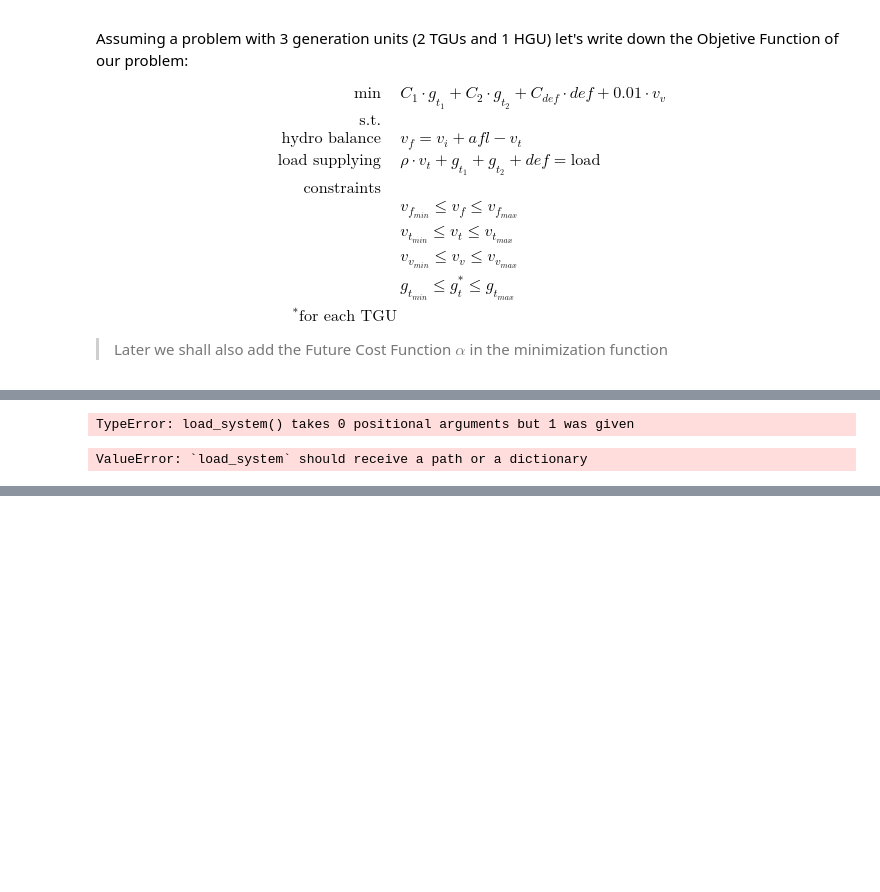
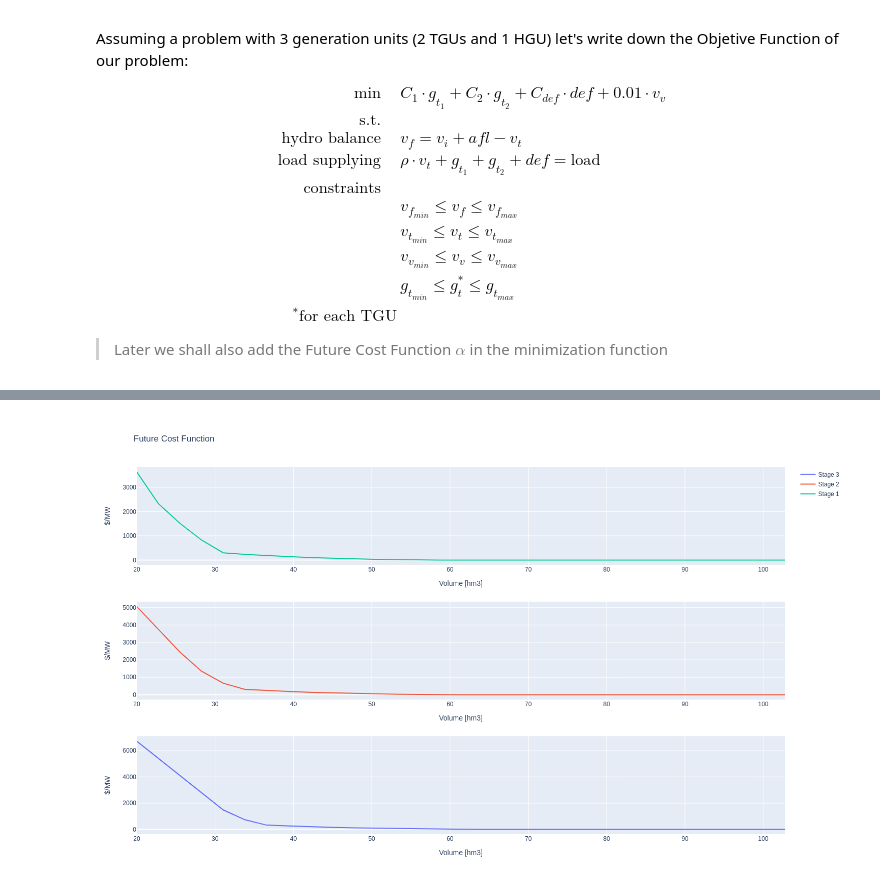
Before and after one commit to ettoreaquino/powersddp, a Jupyter notebook: Notebook.ipynb, the cells around one changed output, grey strips where cells are left out. Cells and saved outputs as stored; diff of their text form; code cells hidden in the pictures; blank space fills up the shorter version.

Commit message:
Dispatch working in notebook, without the consideration of the future cost function. The iterative solver uses dispatch and prints a plotly scatter plot if the number of Hydro Units in the system = 1

```diff
--- a/Notebook.ipynb
+++ b/Notebook.ipynb
@@ -1,12 +1,11 @@
 # %%
-from powersddp.system import PowerSystem
-import cvxopt.modeling as model
+import powersddp as psddp
 
 data = {'load': [50, 50, 50],
-        'discretizations': 3,
+        'discretizations': 30,
         'stages': 3,
         'scenarios': 2,
-        'shedding_cost': 500,
+        'outage_cost': 500,
         'hydro-units': [{'name': 'HU1',
                          'v_max': 100,
                          'v_min': 20,
@@ -16,4 +15,4 @@ data = {'load': [50, 50, 50],
         'thermal-units': [{'name': 'GT1', 'capacity': 15, 'cost': 10},
                           {'name': 'GT2', 'capacity': 10, 'cost': 25}]}
 
-TestSystem = PowerSystem(path='system.yml')
+TestSystem = psddp.PowerSystem(data=data)
@@ -133,6 +177,0 @@ def dispatch(system, v_i, inflow):
-# %%
-system = TestSystem
-v_i = 20
-inflow = 11
-
-dispatch(system=system, v_i=v_i, inflow=inflow)
@@ -209,8 +178,37 @@ def load_system(*,path: str=None, data: dict=None):
-# %%
-load_system('teste')
-# %% [output]
-TypeError: load_system() takes 0 positional arguments but 1 was given
-# %%
-load_system()
-# %% [output]
-ValueError: `load_system` should receive a path or a dictionary
+# %%
+from itertools import product
+import numpy as np
+
+n_hgu = len(TestSystem.data['hydro-units'])
+n_tgu = len(TestSystem.data['thermal-units'])
+
+step = 100/(TestSystem.data['discretizations']-1)
+discretizations = list(product(np.arange(0,100+step,step), repeat=n_hgu))
+
+operation = []
+for stage in range(TestSystem.data['stages'],0,-1):
+    for discretization in discretizations:
+
+        v_i = []
+        # For Every Hydro Unit
+        for i, hgu in enumerate(TestSystem.data['hydro-units']):
+            v_i.append(hgu['v_min'] + (hgu['v_max']-hgu['v_min'])*discretization[i]/100)
+
+        # For Every Scenario
+        average = 0.
+        for scenario in range(TestSystem.data['scenarios']):
+            inflow = []
+            for i, hgu in enumerate(TestSystem.data['hydro-units']):
+                inflow.append(hgu['inflow_scenarios'][stage-1][scenario])
+
+            result = dispatch(TestSystem, v_i, inflow)
+            average += result["total_cost"]
+
+        # Calculating the average of the scenarios
+        average = average/TestSystem.data['scenarios']
+        operation.append({'stage': stage, 'discretization': discretization[i], 'v_i': v_i[0], 'average_cost': round(average,2)})
+operation_df = pd.DataFrame(operation)
+
+if n_hgu == 1:
+    plot_future_cost_function(operation=operation_df)
+# %% [output]
@@ -216,0 +216 @@ ValueError: `load_system` should receive a path or a dictionary
+[figure, added]
```
Also changed, not shown: parts of 7 cells of this notebook, 3 other files.
